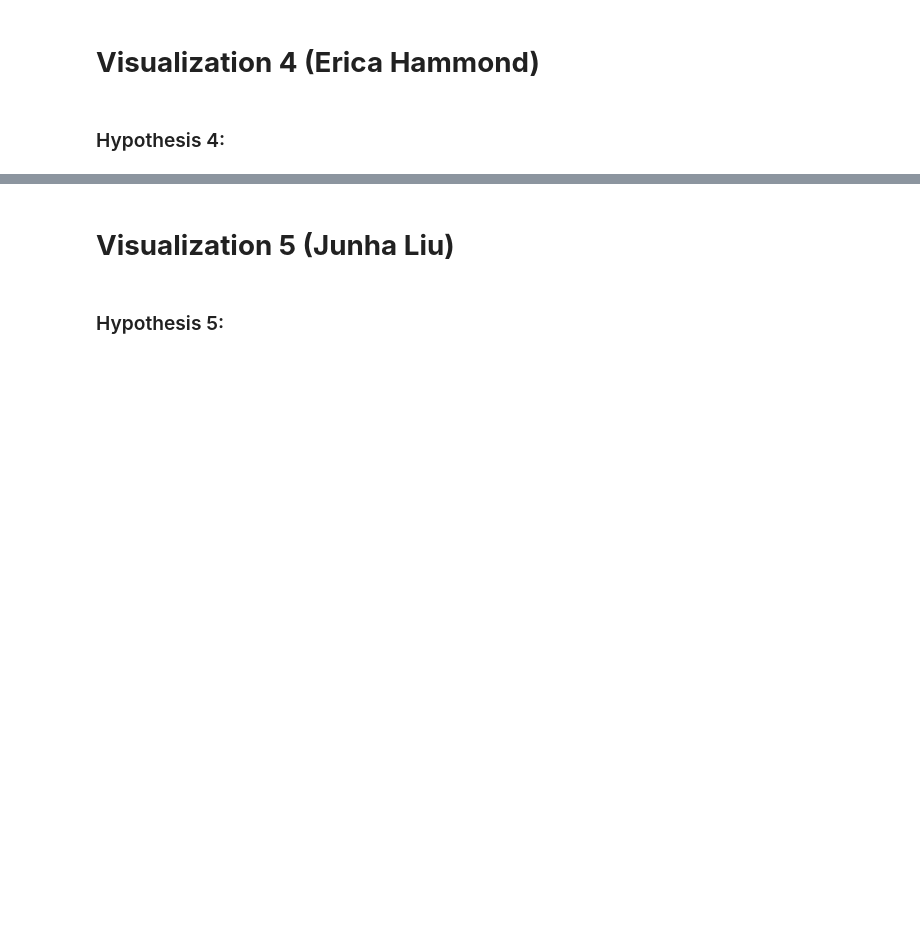
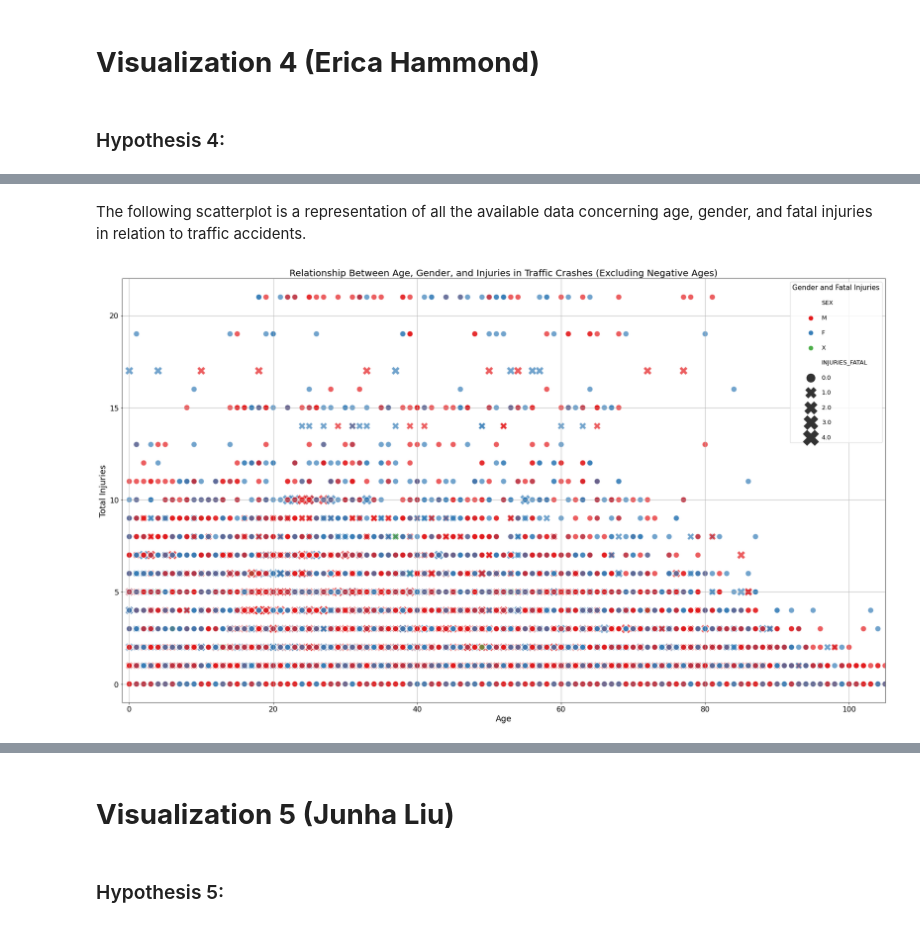
Before and after one commit to jweis4/CS-418-Traffic-Accidents-Analysis-Project, a Jupyter notebook: src/CS-418-Group-16.ipynb, the cells around one changed output, grey strips where cells are left out. Cells and saved outputs as stored; diff of their text form; code cells hidden in the pictures; blank space fills up the shorter version.

Commit message:
Erica's Hypothesis and Visualization

```diff
--- a/src/CS-418-Group-16.ipynb
+++ b/src/CS-418-Group-16.ipynb
@@ -490,0 +532,9 @@ Create a normalized comparison between primary causes and rates of general cause
+# %%
+# print first 10 rows of Crashes
+crashes_df = pd.read_csv('Traffic_Crashes_-_Crashes_20240331.csv', low_memory=False)
+column_names_df = pd.DataFrame(crashes_df.columns, columns=['Column Names'])
+print("Column Names:")
+display(column_names_df)
+
+print("\nFirst 10 Rows:")
+display(crashes_df.head(10))
@@ -490,0 +573,35 @@ Create a normalized comparison between primary causes and rates of general cause
+# %% [markdown]
+The following scatterplot is a representation of all the available data concerning age, gender, and fatal injuries in relation to traffic accidents.
+# %%
+# ALL DATA
+
+# first, merge on crash_record_id
+merged_df = pd.merge(people_df, crashes_df, on='CRASH_RECORD_ID')
+analysis_df = merged_df[["AGE", "SEX", "INJURIES_TOTAL", "INJURIES_FATAL"]]
+
+filtered_df = analysis_df[analysis_df['AGE'] >= 0]
+
+unique_fatal_injuries = filtered_df['INJURIES_FATAL'].unique()
+markers = {value: 'X' if value > 0 else 'o' for value in unique_fatal_injuries}
+
+# visualization parameters
+plt.figure(figsize=(24, 14))
+scatter_plot = sns.scatterplot(data=filtered_df, x="AGE", y="INJURIES_TOTAL", hue="SEX", style="INJURIES_FATAL", palette="Set1",
+                               markers=markers, size="INJURIES_FATAL", sizes=(150, 500),
+                               alpha=0.7)
+
+plt.title('Relationship Between Age, Gender, and Injuries in Traffic Crashes (Excluding Negative Ages)', fontsize=20)
+plt.xlabel('Age', fontsize=18)
+plt.ylabel('Total Injuries', fontsize=18)
+plt.legend(title='Gender and Fatal Injuries', title_fontsize='15', fontsize='13', loc='upper right', labelspacing=1.5, markerscale=1.5)
+plt.grid(True)
+plt.xticks(fontsize=16)
+plt.yticks(fontsize=16)
+
+scatter_plot.set(xlim=(-1, 105), ylim=(-1, filtered_df['INJURIES_TOTAL'].max() + 1))
+
+plt.tight_layout()
+
+plt.show()
+# %% [output]
+[figure, added]
```
Also changed, not shown: parts of 8 cells of this notebook.
